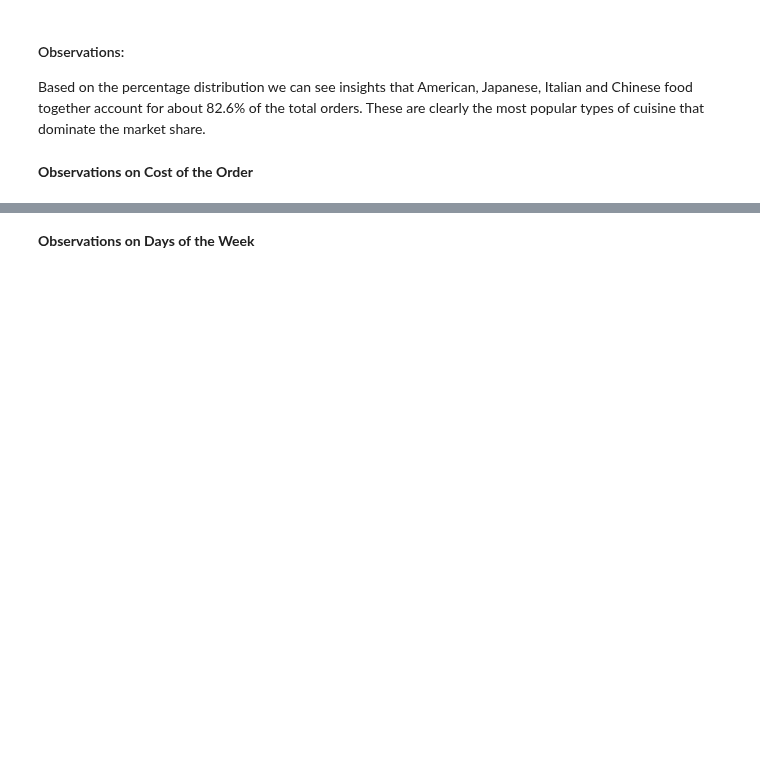
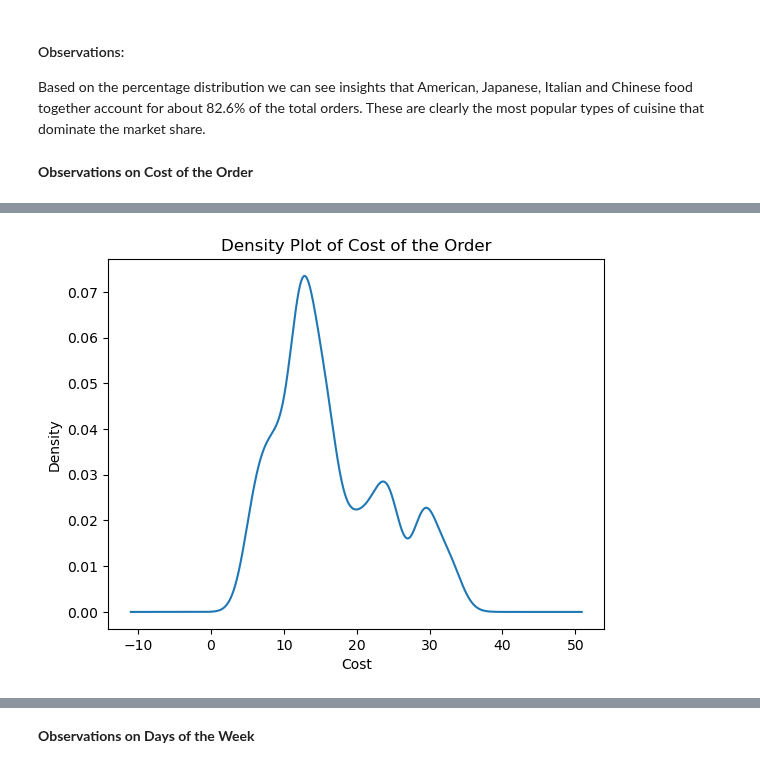
Before and after one commit to FoxHoundOps/PGP-AI-ML, a Jupyter notebook: project1/PYF_Project_LearnerNotebook_FullCode.ipynb, the cells around one changed output, grey strips where cells are left out. Drawn from its saved outputs; the diff is of its cells as text; code cells hidden in the pictures; blank space fills up the shorter version.

```diff
--- a/project1/PYF_Project_LearnerNotebook_FullCode.ipynb
+++ b/project1/PYF_Project_LearnerNotebook_FullCode.ipynb
@@ -210,0 +364,13 @@ plt.show()
+# %%
+# Create a density plot of the cost_of_the_order column
+df['cost_of_the_order'].plot(kind='density')
+
+# Set the plot title and axis labels
+plt.title('Density Plot of Cost of the Order')
+plt.xlabel('Cost')
+plt.ylabel('Density')
+
+# Show the plot
+plt.show()
+# %% [output]
+[figure, added]
```
Also changed, not shown: parts of 15 cells of this notebook.
